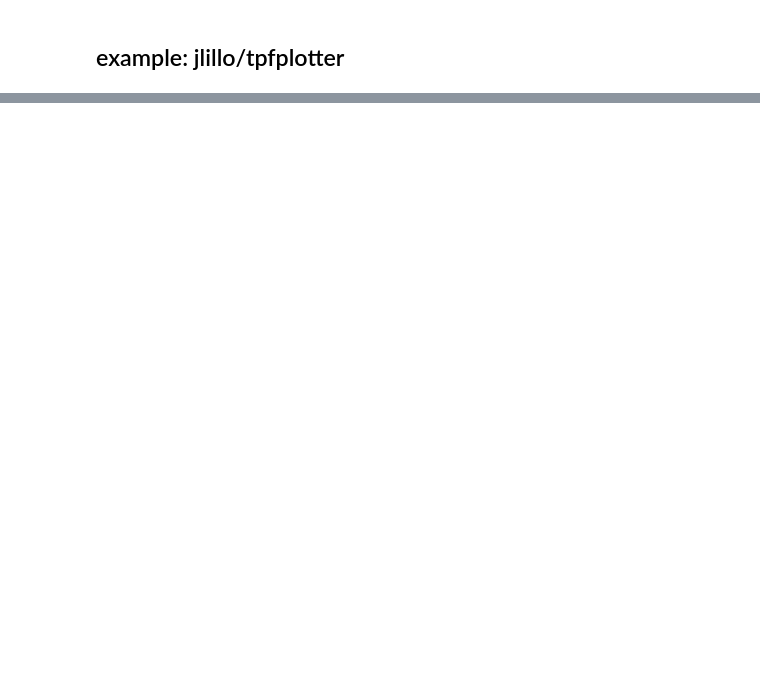
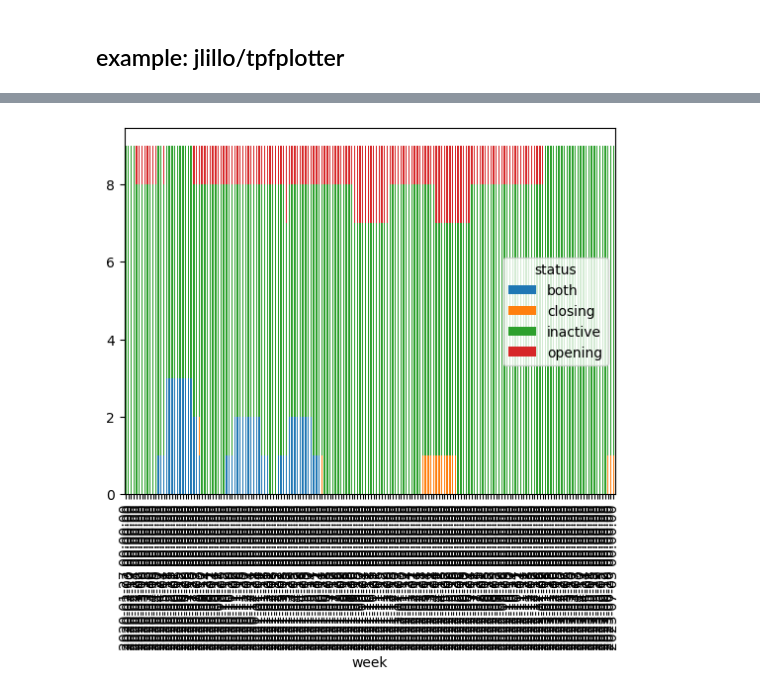
Before and after one commit to softwaresaved/rse-repo-analysis, a Jupyter notebook: analysis/github.ipynb, the cells around one changed output, grey strips where cells are left out. Saved outputs shown, nothing was run; the diff lists cells and outputs as text; code cells hidden in the pictures; blank space fills up the shorter version.

```diff
--- a/analysis/github.ipynb
+++ b/analysis/github.ipynb
@@ -373,0 +386,5 @@ datetime.date(2022, 9, 12)
+# %%
+x_data = pd.Series(pd.date_range(start, datetime.today(), freq='W-MON'), name="week")
+# %%
+for col in ["created_at_first", "closed_at_first", "created_at_last", "closed_at_last"]:
+    issue_dates[col] = issue_dates[col] - offset
@@ -373,0 +404,2 @@ datetime.date(2022, 9, 12)
+# %%
+df = pd.merge(x_data, issue_dates.reset_index(), how="cross")
@@ -373,0 +422,14 @@ datetime.date(2022, 9, 12)
+# %%
+def determine_user_status(row):
+    margin = pd.DateOffset(weeks=12)
+    status = "inactive"
+    if row.week >= row.created_at_first and row.week <= (row.created_at_last + margin):
+        status = "opening"
+        if row.week >= row.closed_at_first and row.week <= (row.closed_at_last + margin):
+            status = "both"
+    elif row.week >= row.closed_at_first and row.week <= (row.closed_at_last + margin):
+        status = "closing"
+    row["status"] = status
+    return row
+
+df = df.apply(determine_user_status, axis=1)
@@ -373,0 +452,5 @@ datetime.date(2022, 9, 12)
+# %%
+df.groupby(["week", "status"])["user"].count().unstack().plot.bar(stacked=True)
+plt.show()
+# %% [output]
+[figure, added]
```
Also changed, not shown: parts of 15 cells of this notebook, 8 other files.
